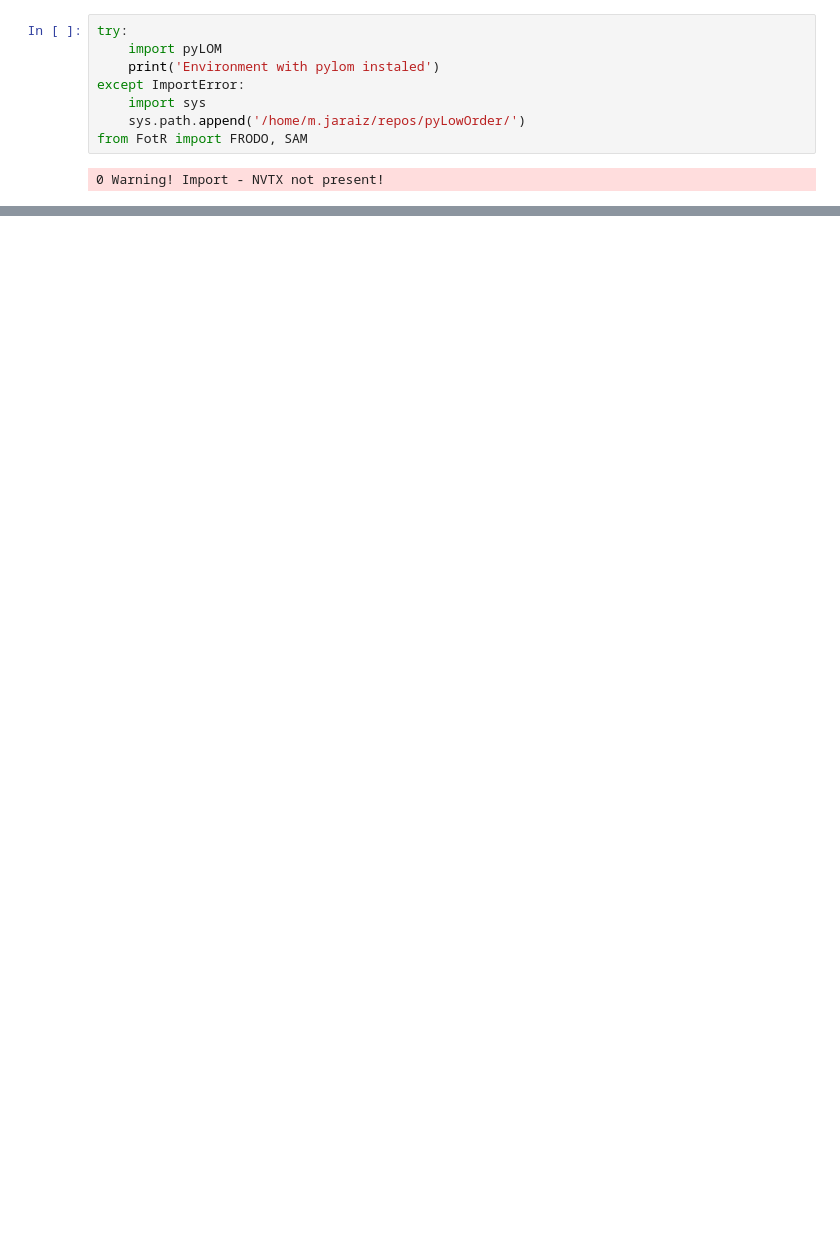
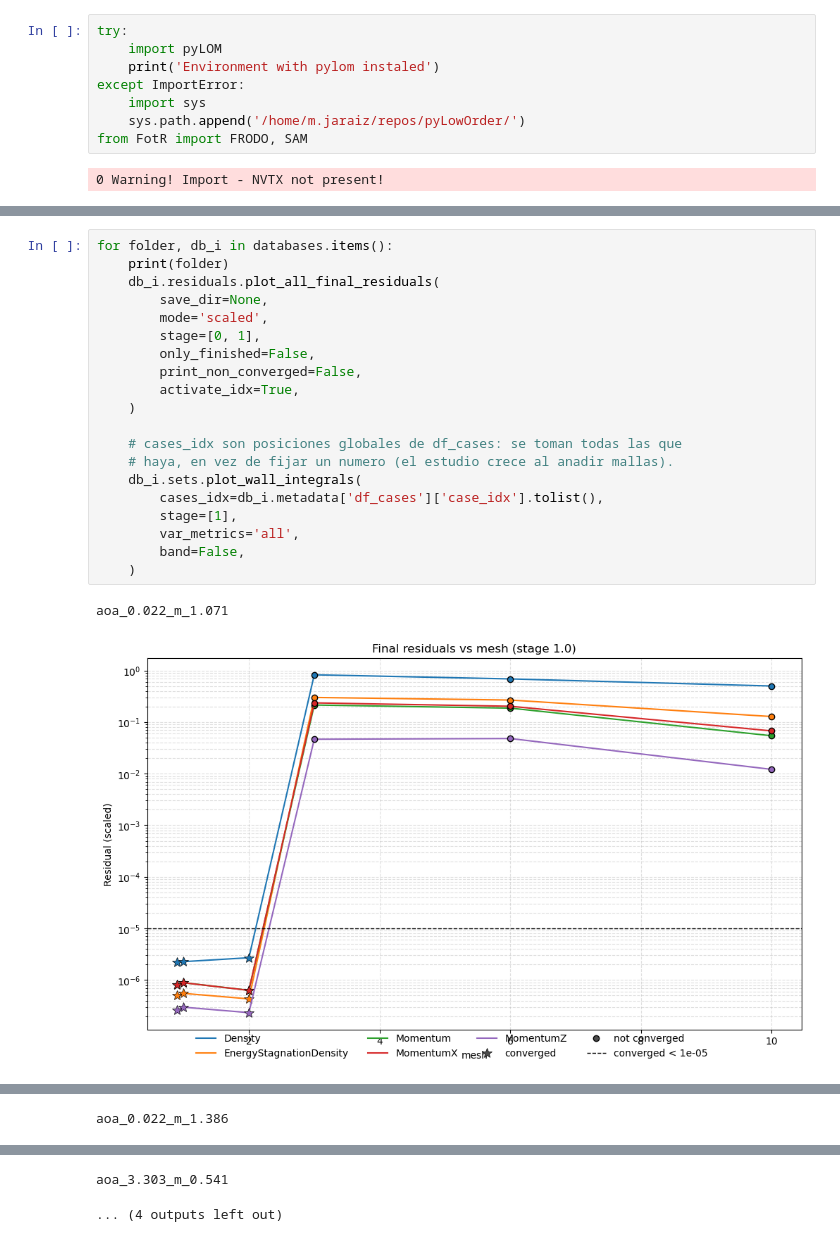
Before and after one commit to ninjaraiz/fellowship-of-the-ring, a Jupyter notebook: examples/TIFON_database_CODA/coda_single_GCI.ipynb, the cells around one changed output, grey strips where cells are left out. Cells and saved outputs as stored; diff of their text form; blank space fills up the shorter version.

```diff
--- a/examples/TIFON_database_CODA/coda_single_GCI.ipynb
+++ b/examples/TIFON_database_CODA/coda_single_GCI.ipynb
@@ -46,0 +62,23 @@ aoa_0.022_m_1.386
+# %%
+for folder, db_i in databases.items():
+    print(folder)
+    db_i.residuals.plot_all_final_residuals(
+        save_dir=None,
+        mode='scaled',
+        stage=[0, 1],
+        only_finished=False,
+        print_non_converged=False,
+        activate_idx=True,
+    )
+
+    # cases_idx son posiciones globales de df_cases: se toman todas las que
+    # haya, en vez de fijar un numero (el estudio crece al anadir mallas).
+    db_i.sets.plot_wall_integrals(
+        cases_idx=db_i.metadata['df_cases']['case_idx'].tolist(),
+        stage=[1],
+        var_metrics='all',
+        band=False,
+    )
+# %% [output]
+aoa_0.022_m_1.071
+[figure, added]
@@ -46,0 +89 @@ aoa_0.022_m_1.386
+aoa_0.022_m_1.386
@@ -47 +94,3 @@ aoa_0.022_m_1.386
+aoa_3.303_m_0.541
+... (4 outputs left out)
 # %%
```
Also changed, not shown: parts of 25 cells of this notebook, 20 other files.
